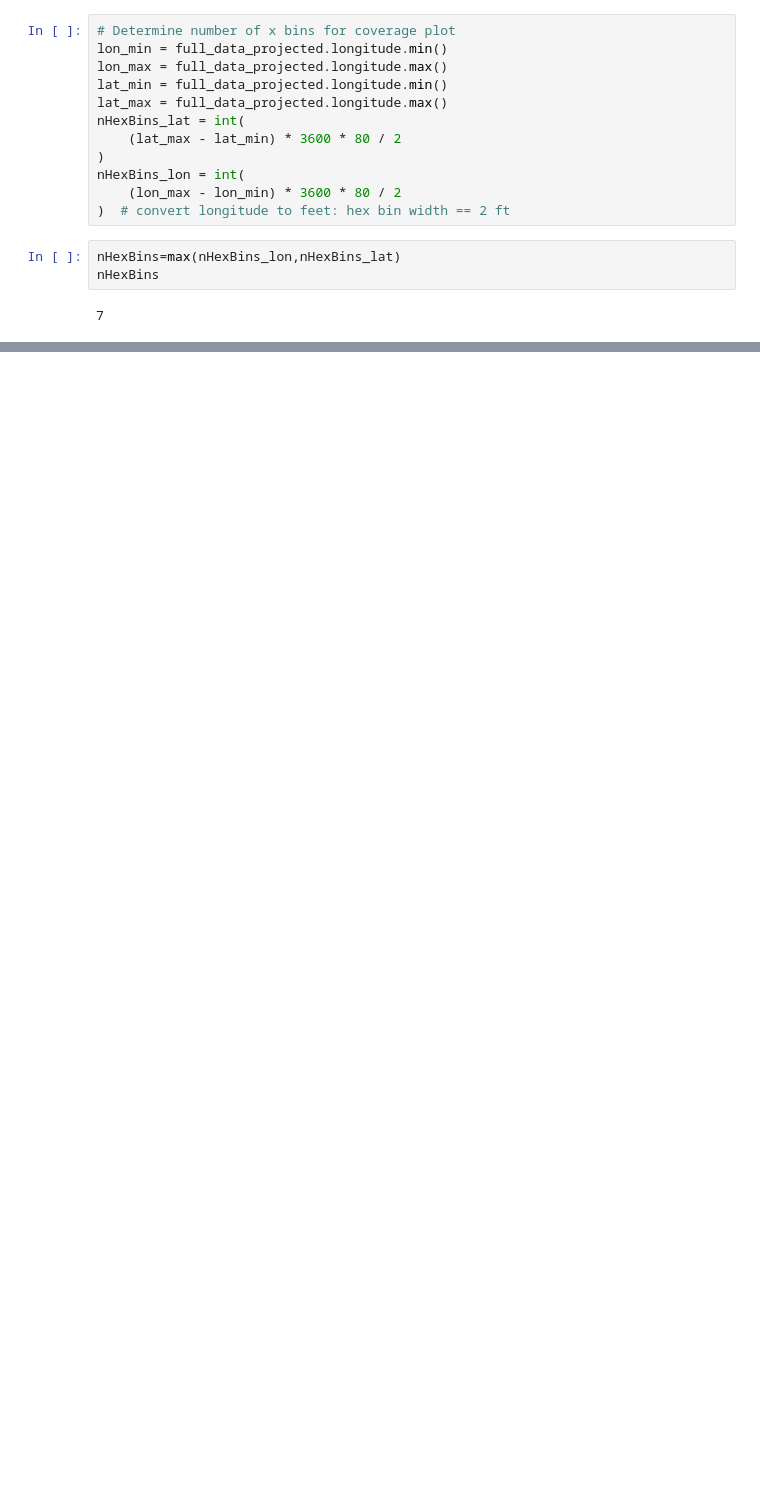
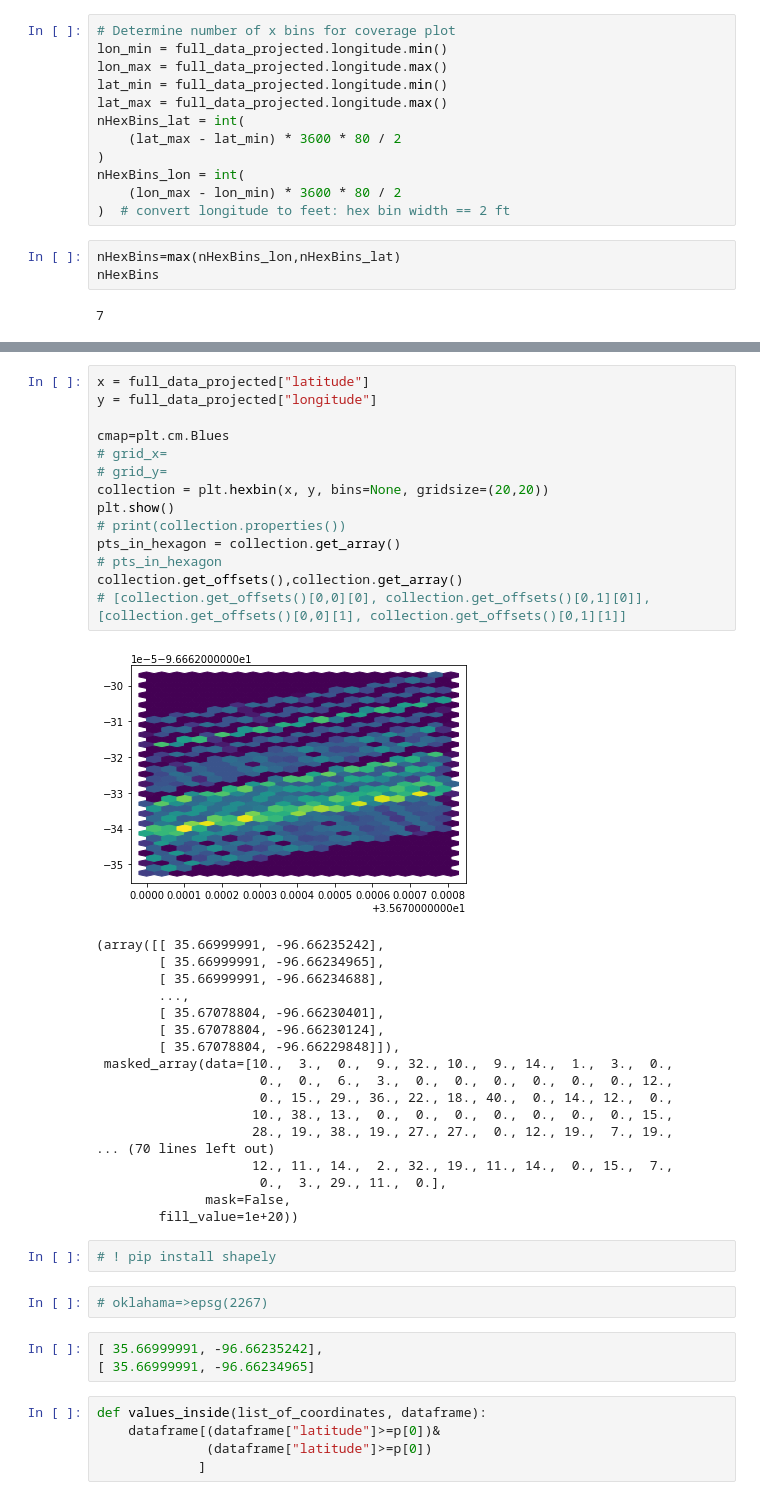
Before and after one commit to ShankarPoudel441/Thesis_Program, a Jupyter notebook: Notebooks/cluster_to_density.ipynb, the cells around one changed output, grey strips where cells are left out. Drawn from its saved outputs; the diff is of its cells as text; blank space fills up the shorter version.

```diff
--- a/Notebooks/cluster_to_density.ipynb
+++ b/Notebooks/cluster_to_density.ipynb
@@ -202,0 +428,45 @@ array([[3.0, '-1.6870763123695685,0.6671710130044683', 0],
+# %%
+x = full_data_projected["latitude"]
+y = full_data_projected["longitude"]
+
+cmap=plt.cm.Blues
+# grid_x=
+# grid_y=
+collection = plt.hexbin(x, y, bins=None, gridsize=(20,20))
+plt.show()
+# print(collection.properties())
+pts_in_hexagon = collection.get_array()
+# pts_in_hexagon
+collection.get_offsets(),collection.get_array()
+# [collection.get_offsets()[0,0][0], collection.get_offsets()[0,1][0]],[collection.get_offsets()[0,0][1], collection.get_offsets()[0,1][1]]
+# %% [output]
+[figure, added]
+(array([[ 35.66999991, -96.66235242],
+        [ 35.66999991, -96.66234965],
+        [ 35.66999991, -96.66234688],
+        ...,
+        [ 35.67078804, -96.66230401],
+        [ 35.67078804, -96.66230124],
+        [ 35.67078804, -96.66229848]]),
+ masked_array(data=[10.,  3.,  0.,  9., 32., 10.,  9., 14.,  1.,  3.,  0.,
+                     0.,  0.,  6.,  3.,  0.,  0.,  0.,  0.,  0.,  0., 12.,
+                     0., 15., 29., 36., 22., 18., 40.,  0., 14., 12.,  0.,
+                    10., 38., 13.,  0.,  0.,  0.,  0.,  0.,  0.,  0., 15.,
+                    28., 19., 38., 19., 27., 27.,  0., 12., 19.,  7., 19.,
+... (70 lines left out)
+                    12., 11., 14.,  2., 32., 19., 11., 14.,  0., 15.,  7.,
+                     0.,  3., 29., 11.,  0.],
+              mask=False,
+        fill_value=1e+20))
+# %%
+# ! pip install shapely
+# %%
+# oklahama=>epsg(2267)
+# %%
+[ 35.66999991, -96.66235242],
+[ 35.66999991, -96.66234965]
+# %%
+def values_inside(list_of_coordinates, dataframe):
+    dataframe[(dataframe["latitude"]>=p[0])&
+              (dataframe["latitude"]>=p[0])
+             ]
```
Also changed, not shown: parts of 15 cells of this notebook, 4 other files.
